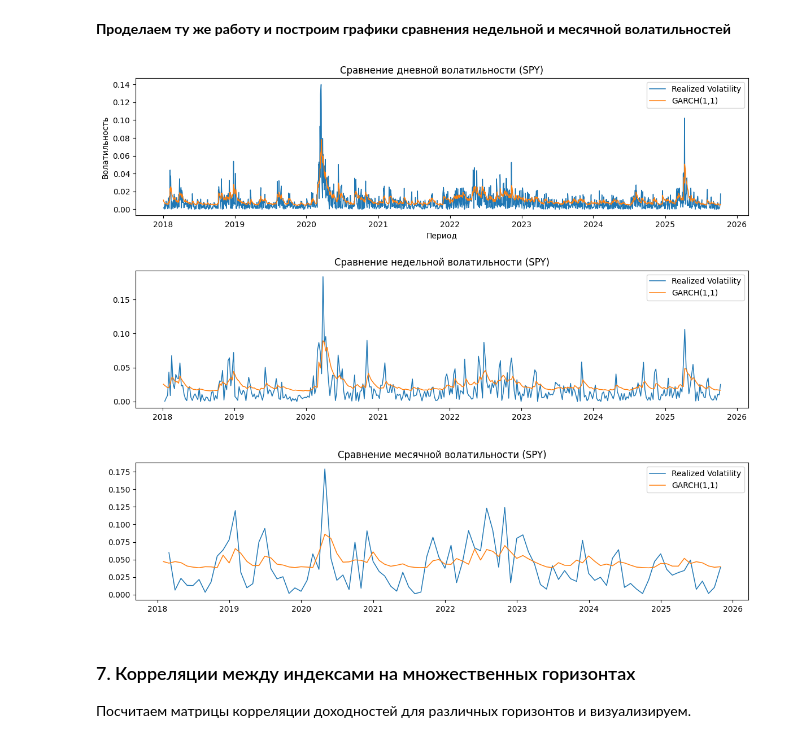
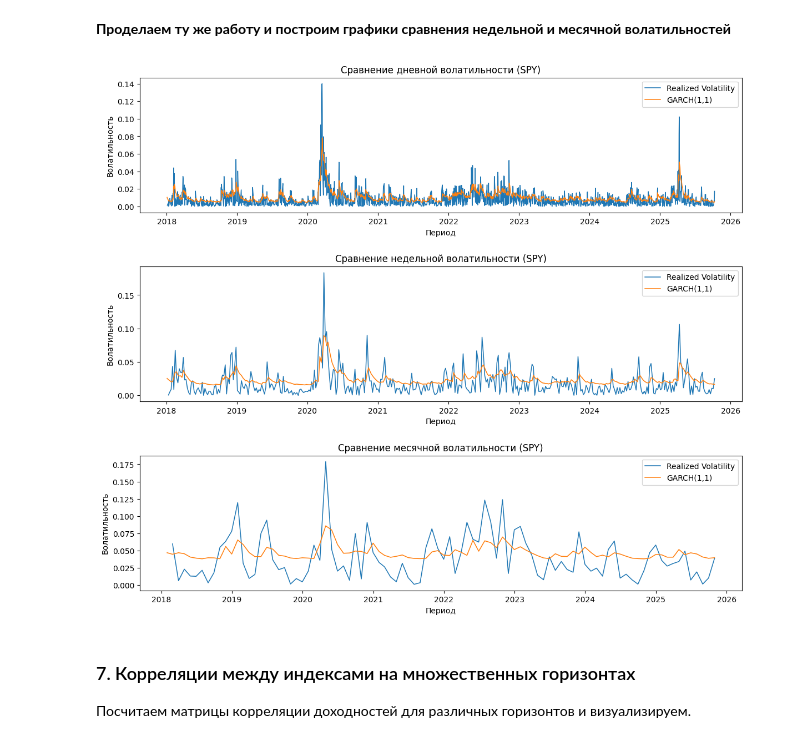
Before and after one commit to constsynth/university_study_projects, a Jupyter notebook: fin_math_course_project_multiple_horizons_volatility/multiple_horizions_volatility.ipynb, the cells around one changed output. Drawn from its saved outputs; the diff is of its cells as text; code cells hidden in the pictures.

Commit message:
Fix: set axes labels on plots

```diff
--- a/fin_math_course_project_multiple_horizons_volatility/multiple_horizions_volatility.ipynb
+++ b/fin_math_course_project_multiple_horizons_volatility/multiple_horizions_volatility.ipynb
@@ -209,31 +209,31 @@ res_month, out_month = fit_garch_and_predict(logret_month[ticker_example], reind
 # %%
 fig, axes = plt.subplots(3, 1, figsize=(14, 12), sharey=False)
 plt.subplots_adjust(hspace=0.4)
 
 axes[0].plot(rv_daily.index, rv_daily[ticker_example], label='Realized Volatility', linewidth=1.1)
 axes[0].plot(garch_vols.index, garch_vols[ticker_example], label='GARCH(1,1)', linewidth=1.1)
 axes[0].set_title(f'Сравнение дневной волатильности ({ticker_example})')
 axes[0].set_ylabel('Волатильность')
 axes[0].set_xlabel('Период')
 axes[0].legend()
 
 axes[1].plot(rv_week.index, rv_week[ticker_example], label='Realized Volatility', linewidth=1.1)
 axes[1].plot(out_week.index, out_week['cond_vol'], label='GARCH(1,1)', linewidth=1.1)
 axes[1].set_title(f'Сравнение недельной волатильности ({ticker_example})')
-axes[0].set_ylabel('Волатильность')
-axes[0].set_xlabel('Период')
+axes[1].set_ylabel('Волатильность')
+axes[1].set_xlabel('Период')
 axes[1].legend()
 
 axes[2].plot(rv_month.index, rv_month[ticker_example], label='Realized Volatility', linewidth=1.1)
 axes[2].plot(out_month.index, out_month['cond_vol'], label='GARCH(1,1)', linewidth=1.1)
 axes[2].set_title(f'Сравнение месячной волатильности ({ticker_example})')
-axes[0].set_ylabel('Волатильность')
-axes[0].set_xlabel('Период')
+axes[2].set_ylabel('Волатильность')
+axes[2].set_xlabel('Период')
 axes[2].legend()
 
 plt.show()
 # %% [output]
-[figure, old version]
+[figure, new version]
 # %% [markdown]
 ### 7. Корреляции между индексами на множественных горизонтах
 Посчитаем матрицы корреляции доходностей для различных горизонтов и визуализируем.
```
